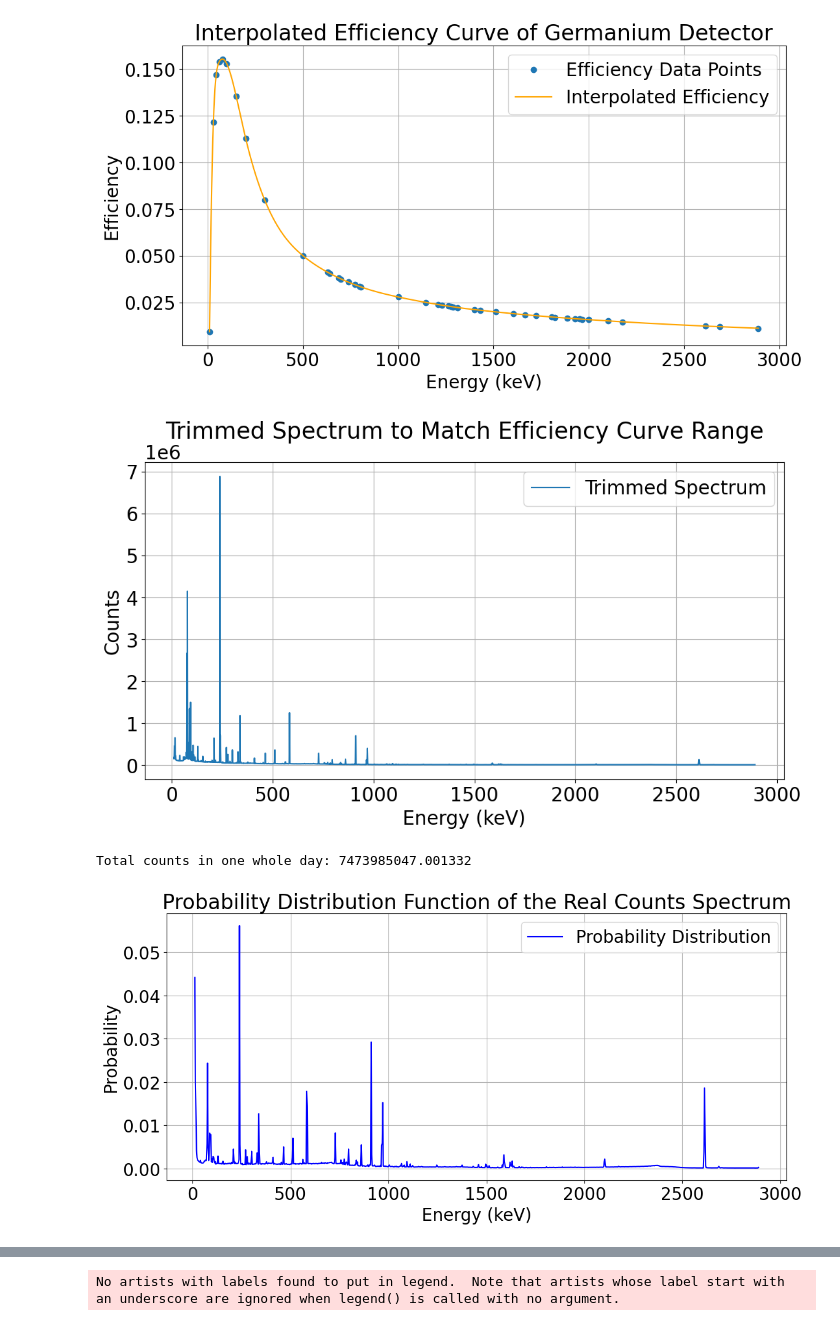
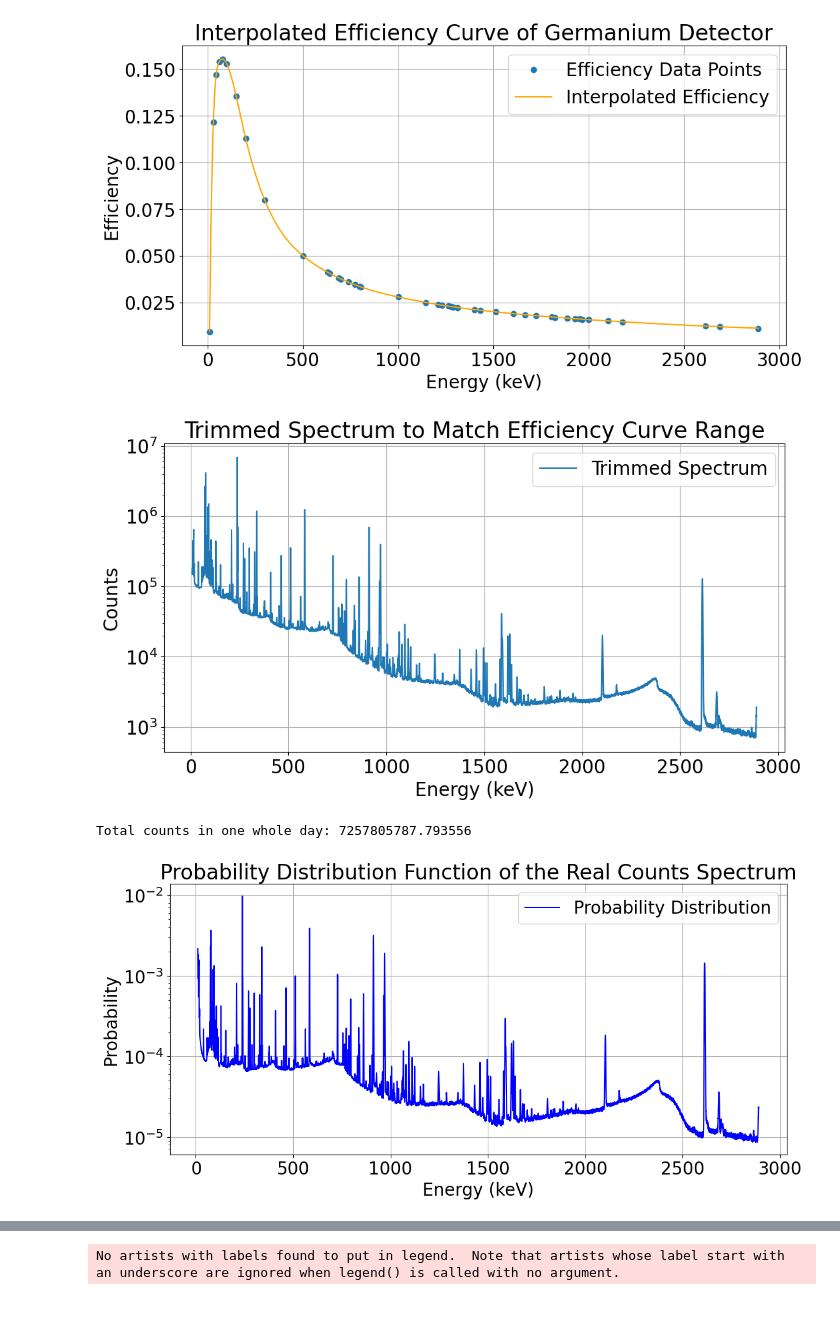
Before and after one commit to nyuad-astroparticle/tes-geant, a Jupyter notebook: analysis/ThSpectrum/spectrum_analysis.ipynb, the cells around one changed output, grey strips where cells are left out. Cells and saved outputs as stored; diff of their text form; code cells hidden in the pictures.

Commit message:
changed some plots

```diff
--- a/analysis/ThSpectrum/spectrum_analysis.ipynb
+++ b/analysis/ThSpectrum/spectrum_analysis.ipynb
@@ -98,38 +103,37 @@ plt.show()
 # %%
 
 # Cut the spectrum to match the energy range of the efficiency curve
 trimmed_spectrum = spectrum_data[(spectrum_data['Energy(keV)'] >= efficiency_data['Energy'].min()) &
                                  (spectrum_data['Energy(keV)'] <= efficiency_data['Energy'].max())]
-
-num_bins = 1024
 
 # Bin the corrected counts
 binned_counts, bin_edges = np.histogram(trimmed_spectrum['Energy(keV)'], bins=num_bins, weights=trimmed_spectrum['CorrectedCounts'])
 
 # Calculate the bin centers
 bin_centers = (bin_edges[:-1] + bin_edges[1:]) / 2
 
 # Plot the trimmed spectrum
 plt.figure(figsize=(12, 6))
 plt.plot(trimmed_spectrum['Energy(keV)'], trimmed_spectrum['CorrectedCounts'], label='Trimmed Spectrum')
 plt.xlabel('Energy (keV)')
 plt.ylabel('Counts')
 plt.title('Trimmed Spectrum to Match Efficiency Curve Range')
 plt.legend()
 plt.grid(True)
+plt.yscale('log')
 plt.show()
 # %% [output]
-[figure, old version]
+[figure, new version]
 # %%
 
 # Correct for efficiency to obtain real counts emitted by the source
-real_counts = binned_counts / efficiency_interpolated
+real_counts = trimmed_spectrum['CorrectedCounts'] / cs(trimmed_spectrum['Energy(keV)'])
 
 # Sum total counts
 total_counts = real_counts.sum()
 print(f'Total counts in one whole day: {total_counts}')
 # %% [output]
-Total counts in one whole day: 7473985047.001332
+Total counts in one whole day: 7257805787.793556
 # %%
 # Sum of the real counts to get the normalization factor
 total_real_counts_sum = np.nansum(real_counts)
@@ -139,14 +143,15 @@ probability_distribution = real_counts / total_real_counts_sum
 
 # Plotting the probability distribution function
 plt.figure(figsize=(12, 6))
-plt.plot(bin_centers, probability_distribution, label='Probability Distribution', color='blue')
+plt.plot(trimmed_spectrum['Energy(keV)'], probability_distribution, label='Probability Distribution', color='blue')
 plt.xlabel('Energy (keV)')
 plt.ylabel('Probability')
 plt.title('Probability Distribution Function of the Real Counts Spectrum')
 plt.legend()
 plt.grid(True)
 plt.tight_layout()
+plt.yscale('log')
 plt.show()
 # %% [output]
-[figure, old version]
+[figure, new version]
 # %%
```
Also changed, not shown: parts of 5 cells of this notebook, 1 other file.
